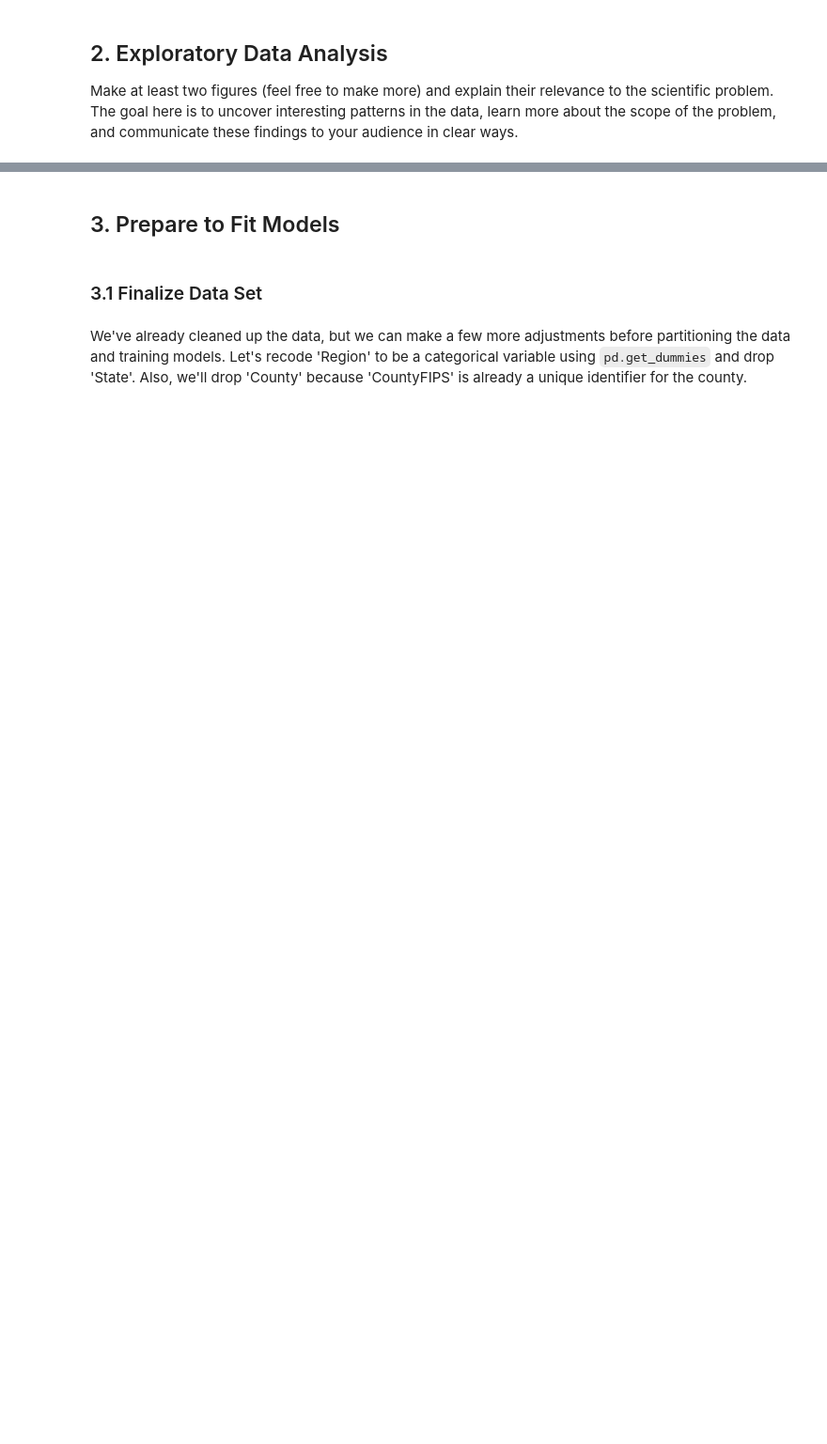
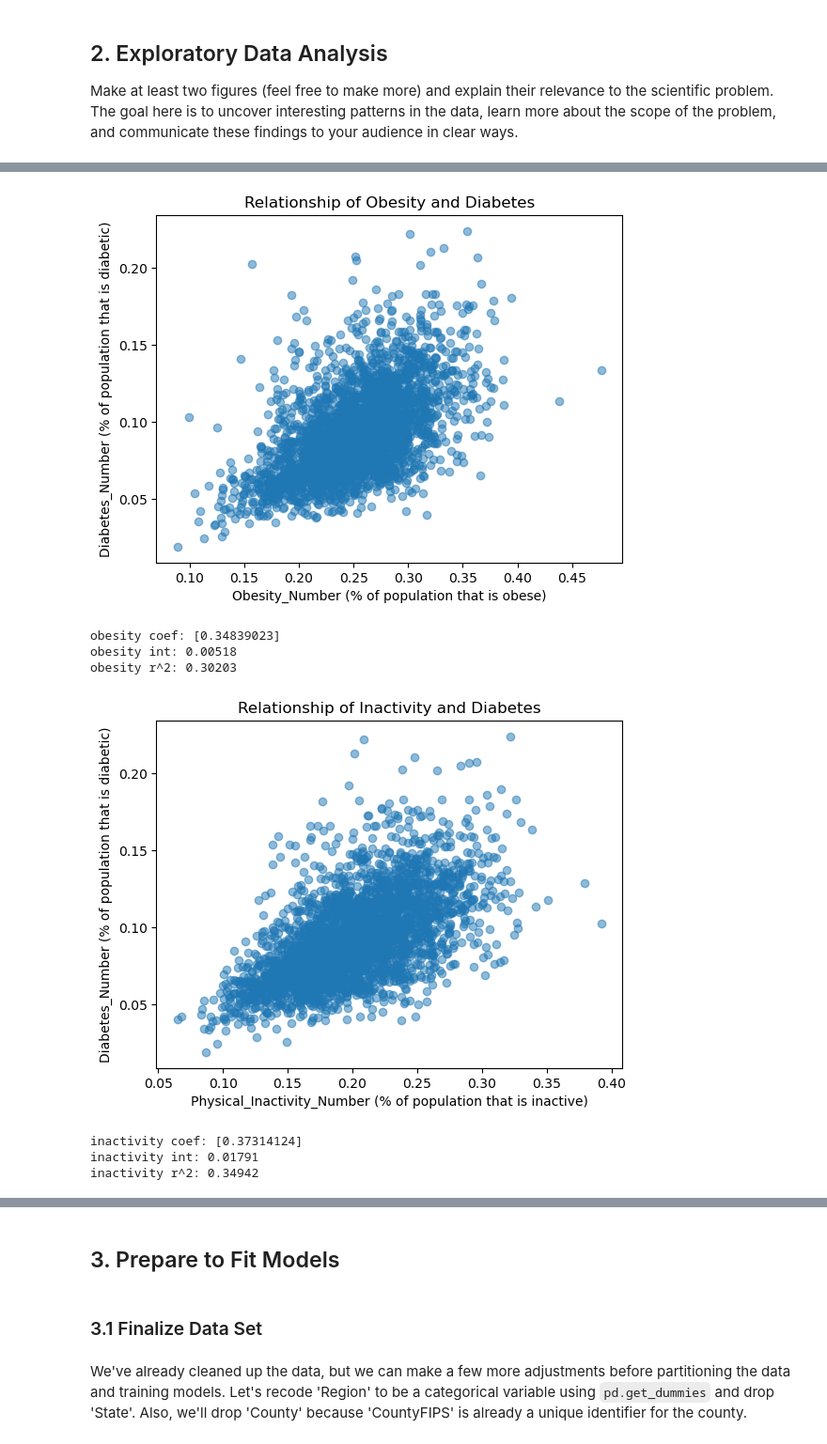
Before and after one commit to joeltam/Computational-Social-Science-Projects, a Jupyter notebook: Project_2/Project 2 Students.ipynb, the cells around one changed output, grey strips where cells are left out. Shown at 94% size. Cells and saved outputs as stored; diff of their text form; code cells hidden in the pictures; blank space fills up the shorter version.

```diff
--- a/Project_2/Project 2 Students.ipynb
+++ b/Project_2/Project 2 Students.ipynb
@@ -268,4 +339,40 @@ Make at least two figures (feel free to make more) and explain their relevance t
 # %%
 #
 # EDA #2 and interpretations in this section
 #-----------
+plt.scatter(diabetes['Obesity_Number'], diabetes['Diabetes_Number'], alpha=0.5)
+plt.xlabel('Obesity_Number (% of population that is obese)')
+plt.ylabel('Diabetes_Number (% of population that is diabetic)')
+plt.title('Relationship of Obesity and Diabetes')
+plt.show()
+
+from sklearn.linear_model import LinearRegression
+X = diabetes[['Obesity_Number']]
+linmodel = LinearRegression()
+linmodel.fit(X, diabetes['Diabetes_Number'])
+print('obesity coef:', linmodel.coef_)
+print('obesity int:', round(linmodel.intercept_,5))
+print('obesity r^2:', round(linmodel.score(X, diabetes['Diabetes_Number']),5))
+
+plt.scatter(diabetes['Physical_Inactivity_Number'], diabetes['Diabetes_Number'], alpha=0.5)
+plt.xlabel('Physical_Inactivity_Number (% of population that is inactive)')
+plt.ylabel('Diabetes_Number (% of population that is diabetic)')
+plt.title('Relationship of Inactivity and Diabetes')
+plt.show()
+
+X = diabetes[['Physical_Inactivity_Number']]
+linmodel = LinearRegression()
+linmodel.fit(X, diabetes['Diabetes_Number'])
+print('inactivity coef:', linmodel.coef_)
+print('inactivity int:', round(linmodel.intercept_,5))
+print('inactivity r^2:', round(linmodel.score(X, diabetes['Diabetes_Number']),5))
+# Interpretations in following markdown
+# %% [output]
+[figure, added]
+obesity coef: [0.34839023]
+obesity int: 0.00518
+obesity r^2: 0.30203
+[figure, added]
+inactivity coef: [0.37314124]
+inactivity int: 0.01791
+inactivity r^2: 0.34942
```
Also changed, not shown: parts of 35 cells of this notebook.
